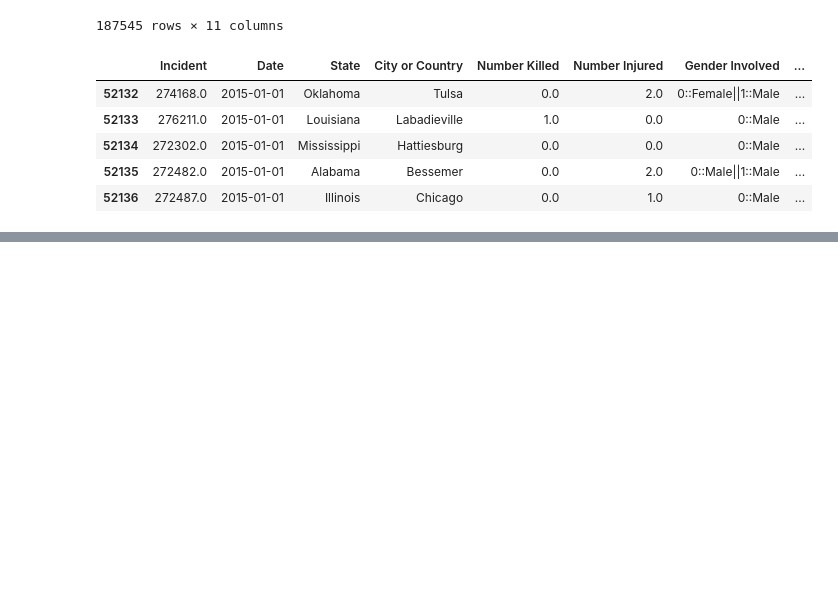
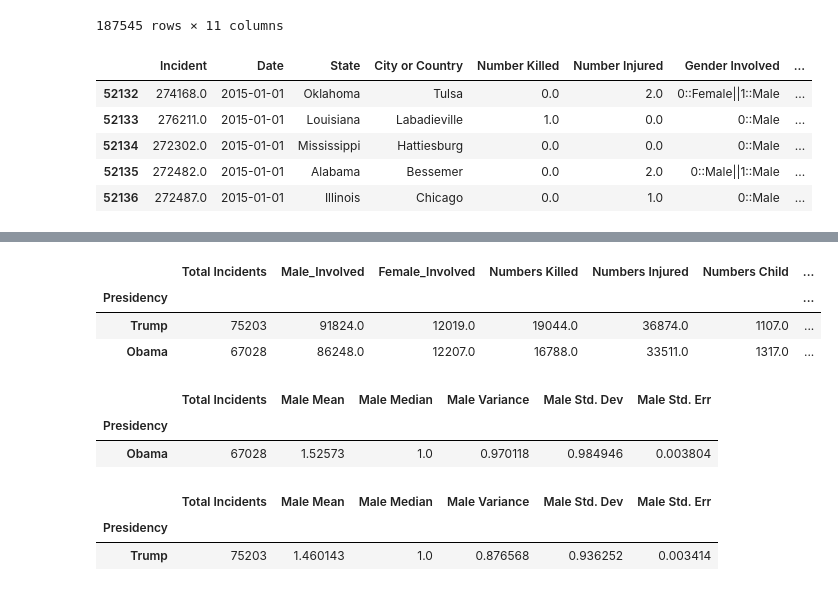
Before and after one commit to KimchiKoala/UCI-Project-1_Group8, a Jupyter notebook: Crime_Data.ipynb, the cells around one changed output, grey strips where cells are left out. Drawn from its saved outputs; the diff is of its cells as text; code cells hidden in the pictures; blank space fills up the shorter version.

```diff
--- a/Crime_Data.ipynb
+++ b/Crime_Data.ipynb
@@ -148,0 +194,75 @@ Name: Incident, dtype: int64
+# %%
+# Summary Trump
+re_Crime_df= re_Crime.loc[(re_Crime["Presidency"] == 'Trump')]
+cnt_Incident = re_Crime_df.groupby('Presidency').count()['Incident']
+Male = re_Crime_df.groupby('Presidency').sum()['Male']
+Female = re_Crime_df.groupby('Presidency').sum()['Female']
+Killed = re_Crime_df.groupby('Presidency').sum()['Number Killed']
+Injured = re_Crime_df.groupby('Presidency').sum()['Number Injured']
+Child = re_Crime_df.groupby('Presidency').sum()['Child 0-11']
+Teen = re_Crime_df.groupby('Presidency').sum()['Teen 12-17']
+Adult = re_Crime_df.groupby('Presidency').sum()['Adult 18+']
+
+summary_Trump = pd.DataFrame({     "Total Incidents":cnt_Incident,
+                              "Male_Involved":Male,
+                              "Female_Involved":Female,
+                              "Numbers Killed":Killed,
+                              "Numbers Injured":Injured,
+                              "Numbers Child":Child,
+                              "Numbers Teen":Teen,
+                              "Numbers Adult":Adult
+                             })
+# %%
+# table for graphs
+combine_df = [summary_Trump, summary_Obama]
+pres_summary_df= pd.concat(combine_df)
+pres_summary_df
+# %% [output]
+|  | Total Incidents | Male_Involved | Female_Involved | Numbers Killed | Numbers Injured | Numbers Child | ... |
+| Presidency |  |  |  |  |  |  | ... |
+| Trump | 75203 | 91824.0 | 12019.0 | 19044.0 | 36874.0 | 1107.0 | ... |
+| Obama | 67028 | 86248.0 | 12207.0 | 16788.0 | 33511.0 | 1317.0 | ... |
+# %%
+# Obama Analysis Male
+Obama_Df = re_Crime.loc[re_Crime["Presidency"] == "Obama"]
+cnt_Incident = Obama_Df.groupby('Presidency').count()['Incident']
+Male_Incident = Obama_Df.groupby('Presidency').sum()['Male']
+Male_Mean = Obama_Df.groupby('Presidency').mean()['Male']
+Male_Median = Obama_Df.groupby('Presidency').median()['Male']
+Male_Var = Obama_Df.groupby('Presidency').var()['Male']
+Male_sds = Obama_Df.groupby('Presidency').std()['Male']
+Male_sems = Obama_Df.groupby('Presidency').sem()['Male']
+
+summary_Obama_male = pd.DataFrame({"Total Incidents":cnt_Incident,
+                              "Male Mean":Male_Mean,
+                              "Male Median":Male_Median,
+                              "Male Variance":Male_Var,
+                              "Male Std. Dev":Male_sds,
+                              "Male Std. Err":Male_sems })
+summary_Obama_male
+# %% [output]
+|  | Total Incidents | Male Mean | Male Median | Male Variance | Male Std. Dev | Male Std. Err |
+| Presidency |  |  |  |  |  |  |
+| Obama | 67028 | 1.52573 | 1.0 | 0.970118 | 0.984946 | 0.003804 |
+# %%
+# Trump Analysis Male
+Trump_Df = re_Crime.loc[re_Crime["Presidency"] == "Trump"]
+cnt_Incident = Trump_Df.groupby('Presidency').count()['Incident']
+Male_Incident = Trump_Df.groupby('Presidency').sum()['Male']
+Male_Mean = Trump_Df.groupby('Presidency').mean()['Male']
+Male_Median = Trump_Df.groupby('Presidency').median()['Male']
+Male_Var = Trump_Df.groupby('Presidency').var()['Male']
+Male_sds = Trump_Df.groupby('Presidency').std()['Male']
+Male_sems = Trump_Df.groupby('Presidency').sem()['Male']
+
+summary_Trump_male = pd.DataFrame({"Total Incidents":cnt_Incident,
+                              "Male Mean":Male_Mean,
+                              "Male Median":Male_Median,
+                              "Male Variance":Male_Var,
+                              "Male Std. Dev":Male_sds,
+                              "Male Std. Err":Male_sems })
+summary_Trump_male
+# %% [output]
+|  | Total Incidents | Male Mean | Male Median | Male Variance | Male Std. Dev | Male Std. Err |
+| Presidency |  |  |  |  |  |  |
+| Trump | 75203 | 1.460143 | 1.0 | 0.876568 | 0.936252 | 0.003414 |
```
Also changed, not shown: parts of 14 cells of this notebook, 1 other file.
